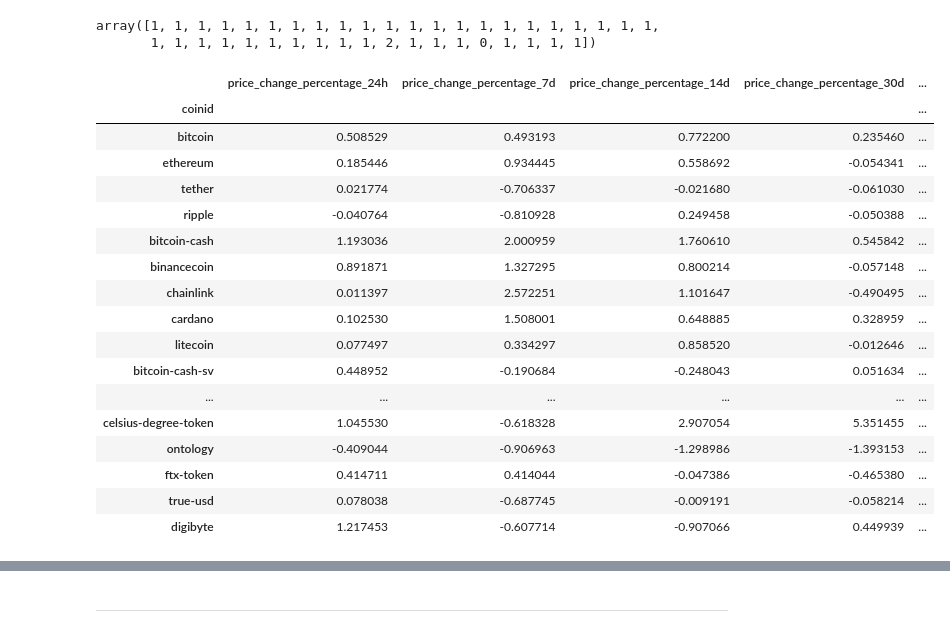
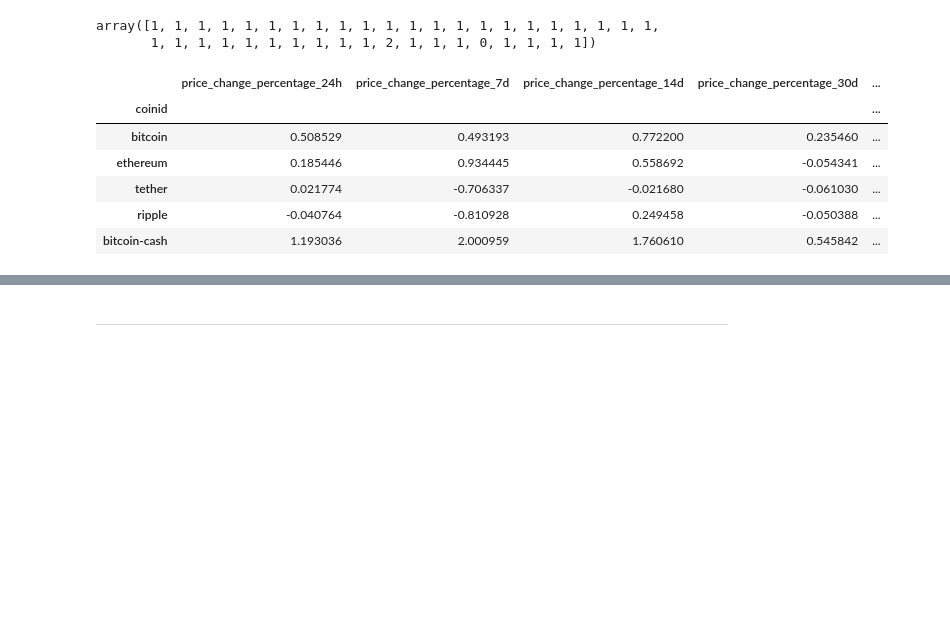
Before and after one commit to LoriBissell/CryptoClustering, a Jupyter notebook: Crypto_Clustering_Working.ipynb, the cells around one changed output, grey strips where cells are left out. Saved outputs shown, nothing was run; the diff lists cells and outputs as text; code cells hidden in the pictures; blank space fills up the shorter version.

```diff
--- a/Crypto_Clustering_Working.ipynb
+++ b/Crypto_Clustering_Working.ipynb
@@ -57,7 +61,8 @@ df_market_data.hvplot.line(
 ### Prepare the Data
 # %%
 # Use the `StandardScaler()` module from scikit-learn to normalize the data from the CSV file
-df_market_data_scaled = StandardScaler().fit_transform(df_market_data[["price_change_percentage_24h", "price_change_percentage_7d", "price_change_percentage_14d", "price_change_percentage_30d", "price_change_percentage_60d", "price_change_percentage_200d", "price_change_percentage_1y"]])
+df_market_data_scaled = StandardScaler().fit_transform(
+    df_market_data[["price_change_percentage_24h", "price_change_percentage_7d", "price_change_percentage_14d", "price_change_percentage_30d", "price_change_percentage_60d", "price_change_percentage_200d", "price_change_percentage_1y"]])
 # %%
 # Diplay the first five rows of the scaled data
 df_market_data_scaled[0:5]
@@ -78,14 +83,13 @@ df_market_data_scaled = pd.DataFrame(
     df_market_data_scaled,
     columns=["price_change_percentage_24h", "price_change_percentage_7d", "price_change_percentage_14d", "price_change_percentage_30d", "price_change_percentage_60d", "price_change_percentage_200d", "price_change_percentage_1y"])
 
-# Copy the crypto names from the original data
-crypto_names = df_market_data_scaled.index.to_list()
+# # Copy the crypto names from the original data
+df_market_data_scaled["coin_id"] = df_market_data.index
 
-# Set the coinid column as index
-df_market_data_scaled["coinid"] = df_market_data.index
-df_market_data_scaled = df_market_data_scaled.set_index('coinid')
+# # Set the coinid column as index
+df_market_data_scaled = df_market_data_scaled.set_index('coin_id')
 
 # Display sample data
-df_market_data_scaled.head(10)
+df_market_data_scaled.head()
 # %% [output]
 |  | price_change_percentage_24h | price_change_percentage_7d | price_change_percentage_14d | price_change_percentage_30d | ... |
@@ -191,28 +189,17 @@ df_market_data_scaled_copy = df_market_data_scaled.copy()
 # %%
 # Add a new column to the DataFrame with the predicted clusters
 df_market_data_scaled_copy['predicted_clusters'] = model.labels_
 
 # Display sample data
-df_market_data_scaled_copy
+df_market_data_scaled_copy.head()
 # %% [output]
 |  | price_change_percentage_24h | price_change_percentage_7d | price_change_percentage_14d | price_change_percentage_30d | ... |
 | coinid |  |  |  |  | ... |
 | bitcoin | 0.508529 | 0.493193 | 0.772200 | 0.235460 | ... |
 | ethereum | 0.185446 | 0.934445 | 0.558692 | -0.054341 | ... |
 | tether | 0.021774 | -0.706337 | -0.021680 | -0.061030 | ... |
 | ripple | -0.040764 | -0.810928 | 0.249458 | -0.050388 | ... |
 | bitcoin-cash | 1.193036 | 2.000959 | 1.760610 | 0.545842 | ... |
-| binancecoin | 0.891871 | 1.327295 | 0.800214 | -0.057148 | ... |
-| chainlink | 0.011397 | 2.572251 | 1.101647 | -0.490495 | ... |
-| cardano | 0.102530 | 1.508001 | 0.648885 | 0.328959 | ... |
-| litecoin | 0.077497 | 0.334297 | 0.858520 | -0.012646 | ... |
-| bitcoin-cash-sv | 0.448952 | -0.190684 | -0.248043 | 0.051634 | ... |
-| ... | ... | ... | ... | ... | ... |
-| celsius-degree-token | 1.045530 | -0.618328 | 2.907054 | 5.351455 | ... |
-| ontology | -0.409044 | -0.906963 | -1.298986 | -1.393153 | ... |
-| ftx-token | 0.414711 | 0.414044 | -0.047386 | -0.465380 | ... |
-| true-usd | 0.078038 | -0.687745 | -0.009191 | -0.058214 | ... |
-| digibyte | 1.217453 | -0.607714 | -0.907066 | 0.449939 | ... |
 # %%
 # Create a scatter plot using hvPlot by setting
 # `x="price_change_percentage_24h"` and `y="price_change_percentage_7d"`.
```
Also changed, not shown: parts of 18 cells of this notebook.
